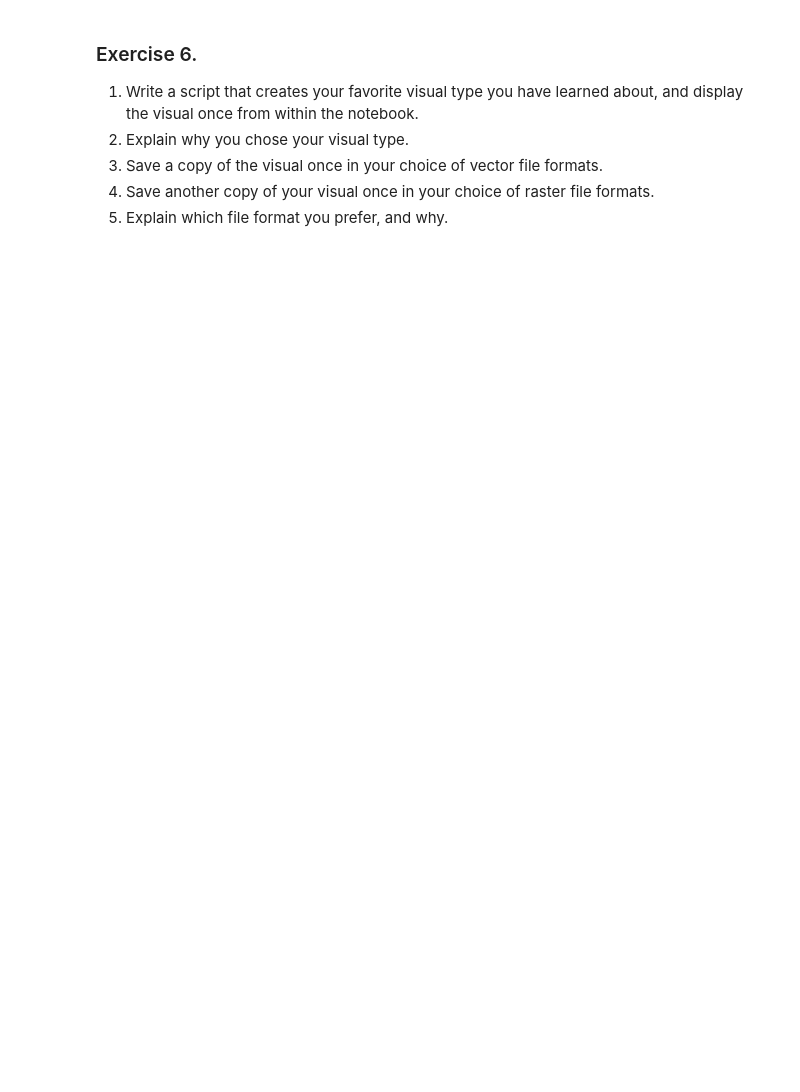
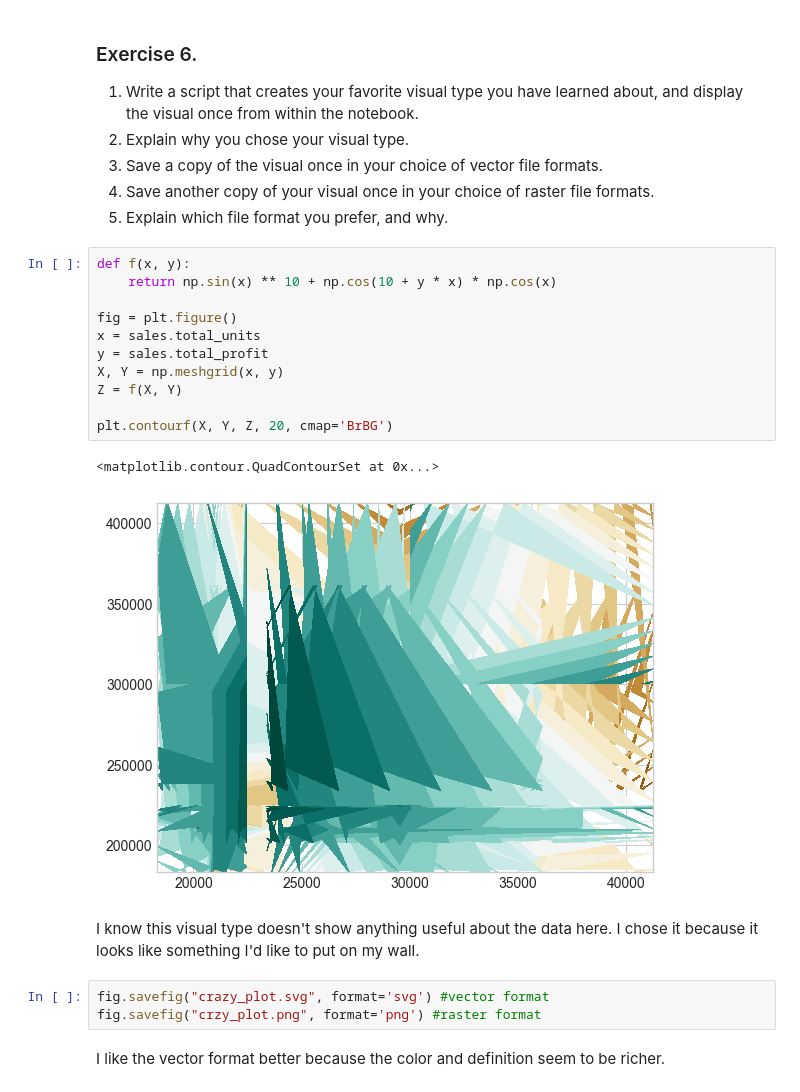
Before and after one commit to AmryAnn/tts-ds-fundamentals-course, a Jupyter notebook: datascience/python/11_mod_matplotlib/MatPlotLib_HW.ipynb, the cells around one changed output. Drawn from its saved outputs; the diff is of its cells as text; blank space fills up the shorter version.

```diff
--- a/datascience/python/11_mod_matplotlib/MatPlotLib_HW.ipynb
+++ b/datascience/python/11_mod_matplotlib/MatPlotLib_HW.ipynb
@@ -108,3 +127,24 @@ The bar chart should display the number of units sold per month for each product
 3. Save a copy of the visual once in your choice of vector file formats.
 4. Save another copy of your visual once in your choice of raster file formats.
 5. Explain which file format you prefer, and why.
+# %%
+def f(x, y):
+    return np.sin(x) ** 10 + np.cos(10 + y * x) * np.cos(x)
+
+fig = plt.figure()
+x = sales.total_units
+y = sales.total_profit
+X, Y = np.meshgrid(x, y)
+Z = f(X, Y)
+
+plt.contourf(X, Y, Z, 20, cmap='BrBG')
+# %% [output]
+<matplotlib.contour.QuadContourSet at 0x...>
+[figure, added]
+# %% [markdown]
+I know this visual type doesn't show anything useful about the data here. I chose it because it looks like something I'd like to put on my wall.
+# %%
+fig.savefig("crazy_plot.svg", format='svg') #vector format
+fig.savefig("crzy_plot.png", format='png') #raster format
+# %% [markdown]
+I like the vector format better because the color and definition seem to be richer.
```
Also changed, not shown: parts of 6 cells of this notebook, 4 other files.
